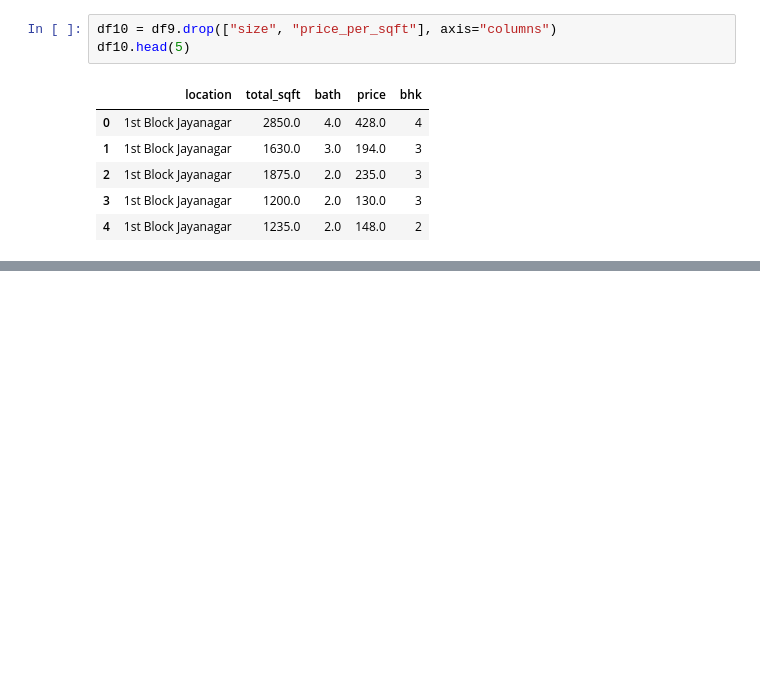
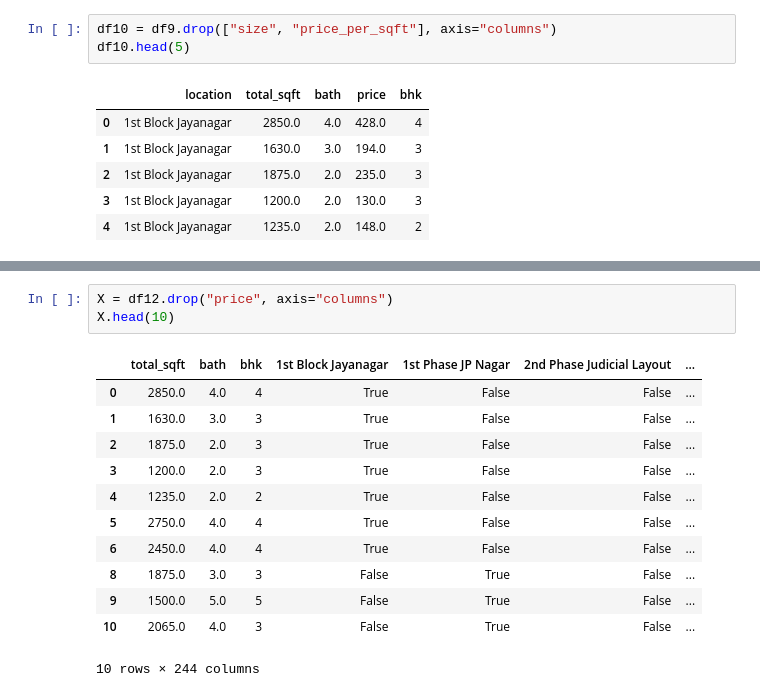
Before and after one commit to MNourZureik/Price-House-Prediction, a Jupyter notebook: jupyter/price_house_prediction.ipynb, the cells around one changed output, grey strips where cells are left out. Saved outputs shown, nothing was run; the diff lists cells and outputs as text; blank space fills up the shorter version.

```diff
--- a/jupyter/price_house_prediction.ipynb
+++ b/jupyter/price_house_prediction.ipynb
@@ -396,0 +462,16 @@ df10.head(5)
+# %%
+X = df12.drop("price", axis="columns")
+X.head(10)
+# %% [output]
+|  | total_sqft | bath | bhk | 1st Block Jayanagar | 1st Phase JP Nagar | 2nd Phase Judicial Layout | ... |
+| 0 | 2850.0 | 4.0 | 4 | True | False | False | ... |
+| 1 | 1630.0 | 3.0 | 3 | True | False | False | ... |
+| 2 | 1875.0 | 2.0 | 3 | True | False | False | ... |
+| 3 | 1200.0 | 2.0 | 3 | True | False | False | ... |
+| 4 | 1235.0 | 2.0 | 2 | True | False | False | ... |
+| 5 | 2750.0 | 4.0 | 4 | True | False | False | ... |
+| 6 | 2450.0 | 4.0 | 4 | True | False | False | ... |
+| 8 | 1875.0 | 3.0 | 3 | False | True | False | ... |
+| 9 | 1500.0 | 5.0 | 5 | False | True | False | ... |
+| 10 | 2065.0 | 4.0 | 3 | False | True | False | ... |
+10 rows × 244 columns
```
Also changed, not shown: parts of 24 cells of this notebook, 2 other files.
